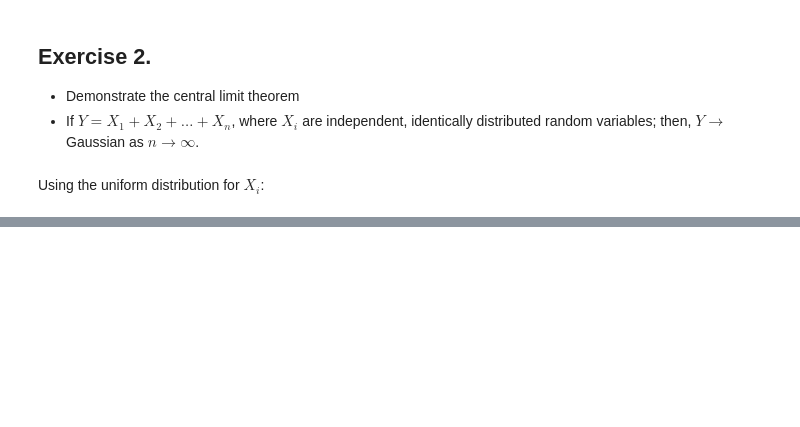
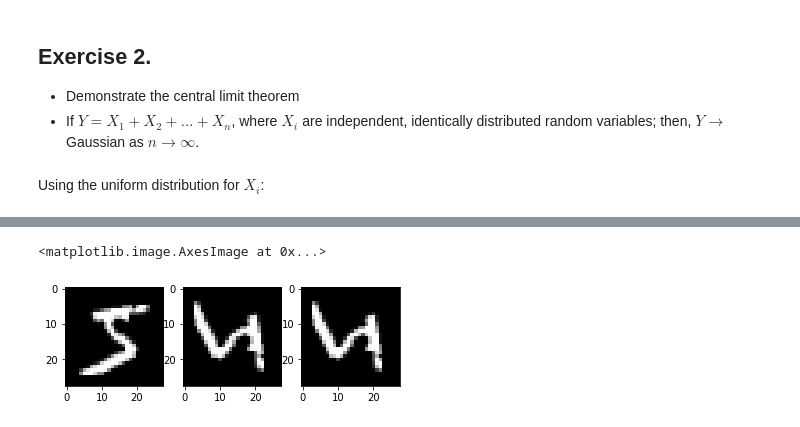
Before and after one commit to osuranyi/UdemyCourses, a Jupyter notebook: NumpyStack/Section6_BonusExercises.ipynb, the cells around one changed output, grey strips where cells are left out. Saved outputs shown, nothing was run; the diff lists cells and outputs as text; code cells hidden in the pictures; blank space fills up the shorter version.

```diff
--- a/NumpyStack/Section6_BonusExercises.ipynb
+++ b/NumpyStack/Section6_BonusExercises.ipynb
@@ -92,0 +142,24 @@ plt.plot(x,fx)
+# %%
+def rotate90_loops(image):
+  dimensions = image.shape
+  temp = np.zeros((dimensions[1],dimensions[0]))
+  for i in range(dimensions[0]):
+    for j in range(dimensions[1]):
+      temp[i,j] = image[dimensions[0]-1-j,i]
+  return temp
+
+def rotate90_np(image):
+  return np.fliplr(np.swapaxes(image,0,1))
+
+rotated_image = rotate90_loops(train_X[0])
+rotated_image2 = rotate90_np(train_X[0])
+
+plt.subplot(1,3,1)
+plt.imshow(train_X[0],cmap='gray')
+plt.subplot(1,3,2)
+plt.imshow(rotated_image,cmap='gray')
+plt.subplot(1,3,3)
+plt.imshow(rotated_image2,cmap='gray')
+# %% [output]
+<matplotlib.image.AxesImage at 0x...>
+[figure, added]
```
Also changed, not shown: parts of 20 cells of this notebook, 1 other file.
